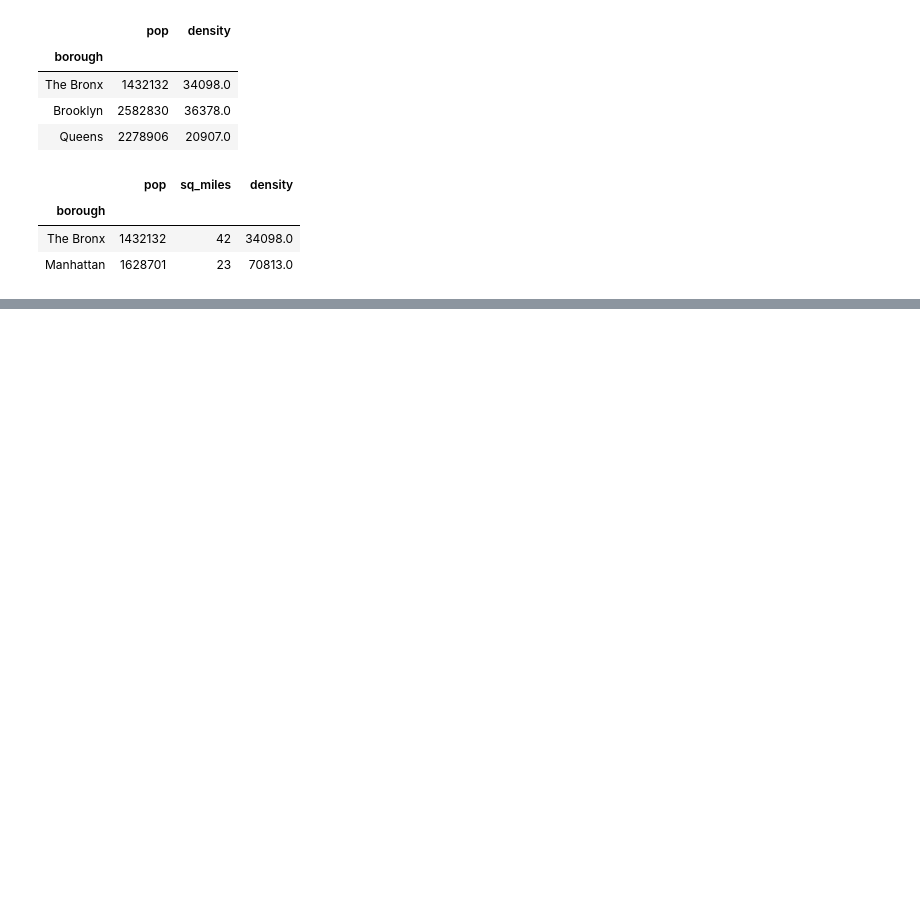
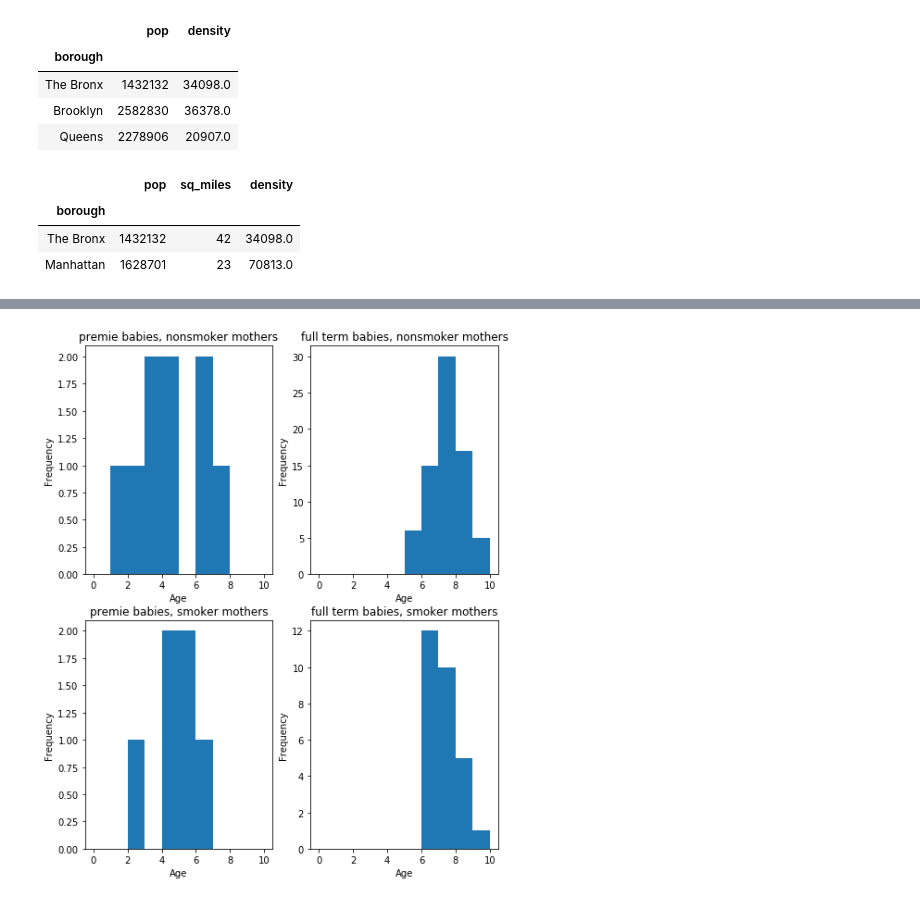
Before and after one commit to priism-center/Stats-Club-Python-Workshop, a Jupyter notebook: Intro to Numpy, Pandas, and Matplotlib.ipynb, the cells around one changed output, grey strips where cells are left out. Cells and saved outputs as stored; diff of their text form; code cells hidden in the pictures; blank space fills up the shorter version.

```diff
--- a/Intro to Numpy, Pandas, and Matplotlib.ipynb
+++ b/Intro to Numpy, Pandas, and Matplotlib.ipynb
@@ -238,0 +288,4 @@ nyc[(nyc['density']>30000) & (nyc['sq_miles']<50)]
+# %%
+#unique values of "premature" column
+unique_prem = list(set(births['premature']))
+unique_prem
@@ -238,0 +294,4 @@ nyc[(nyc['density']>30000) & (nyc['sq_miles']<50)]
+# %%
+#unique values of "smoker" column
+unique_smoke = list(set(births['smoke']))
+unique_smoke
@@ -238,0 +376,16 @@ nyc[(nyc['density']>30000) & (nyc['sq_miles']<50)]
+# %%
+#or by smoking status x premature status
+fig = plt.figure(figsize = (8,10))
+i = 1
+
+for smoke_stat in unique_smoke:
+    for prem_stat in unique_prem:
+        data = births_ind.loc[smoke_stat,prem_stat]
+        ax = fig.add_subplot(2,2,i)
+        ax = plt.hist(data['weight'], range=[0, 10])
+        ax = plt.ylabel('Frequency')
+        ax = plt.xlabel('Age')
+        ax = plt.title(prem_stat + " babies, " + smoke_stat + " mothers")
+        i = i+1
+# %% [output]
+[figure, added]
```
Also changed, not shown: parts of 18 cells of this notebook.
